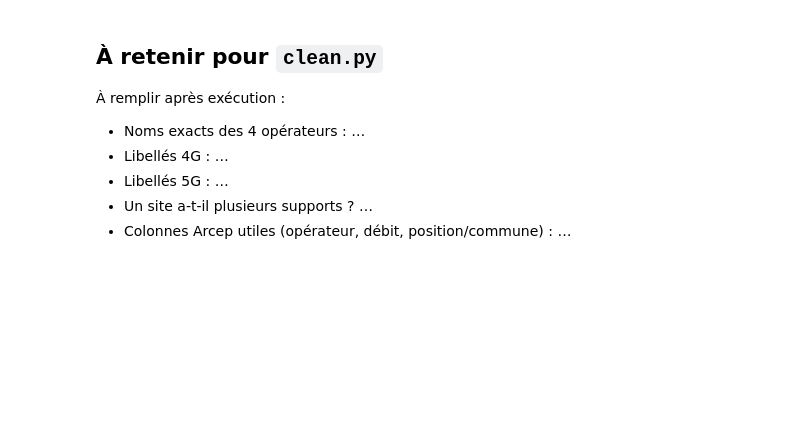
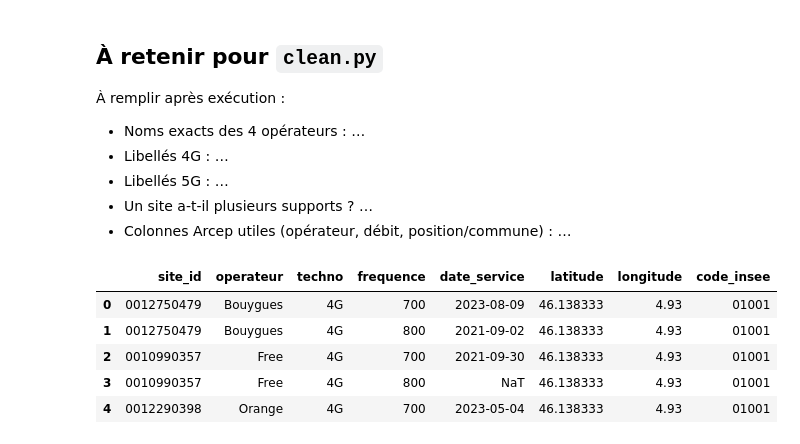
Before and after one commit to raoufRahmani/Best-mobile-operator, a Jupyter notebook: 01_exploration.ipynb, the cells around one changed output. Saved outputs shown, nothing was run; the diff lists cells and outputs as text; code cells hidden in the pictures; blank space fills up the shorter version.

```diff
--- a/01_exploration.ipynb
+++ b/01_exploration.ipynb
@@ -442,3 +441,14 @@ Setup Fail          42
 - Libellés 5G : …
 - Un site a-t-il plusieurs supports ? …
 - Colonnes Arcep utiles (opérateur, débit, position/commune) : …
+# %%
+sites = pd.read_csv("data/sites.csv", dtype={"site_id": str, "code_insee": str},
+                    parse_dates=["date_service"])
+sites.head()
+# %% [output]
+|  | site_id | operateur | techno | frequence | date_service | latitude | longitude | code_insee |
+| 0 | 0012750479 | Bouygues | 4G | 700 | 2023-08-09 | 46.138333 | 4.93 | 01001 |
+| 1 | 0012750479 | Bouygues | 4G | 800 | 2021-09-02 | 46.138333 | 4.93 | 01001 |
+| 2 | 0010990357 | Free | 4G | 700 | 2021-09-30 | 46.138333 | 4.93 | 01001 |
+| 3 | 0010990357 | Free | 4G | 800 | NaT | 46.138333 | 4.93 | 01001 |
+| 4 | 0012290398 | Orange | 4G | 700 | 2023-05-04 | 46.138333 | 4.93 | 01001 |
```
Also changed, not shown: parts of 1 cell of this notebook.
